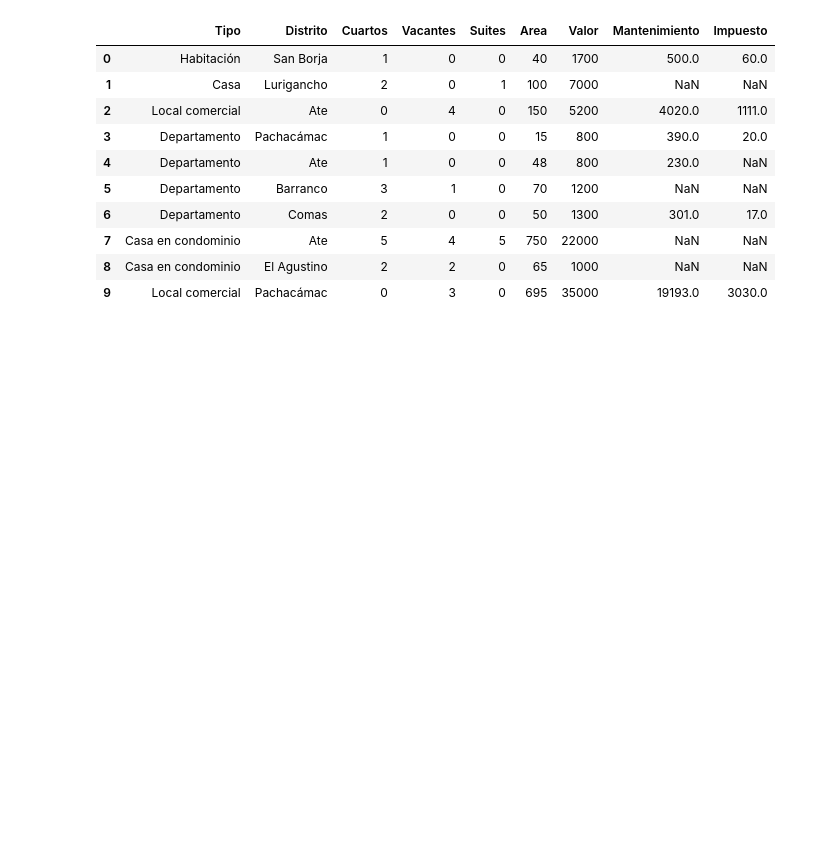
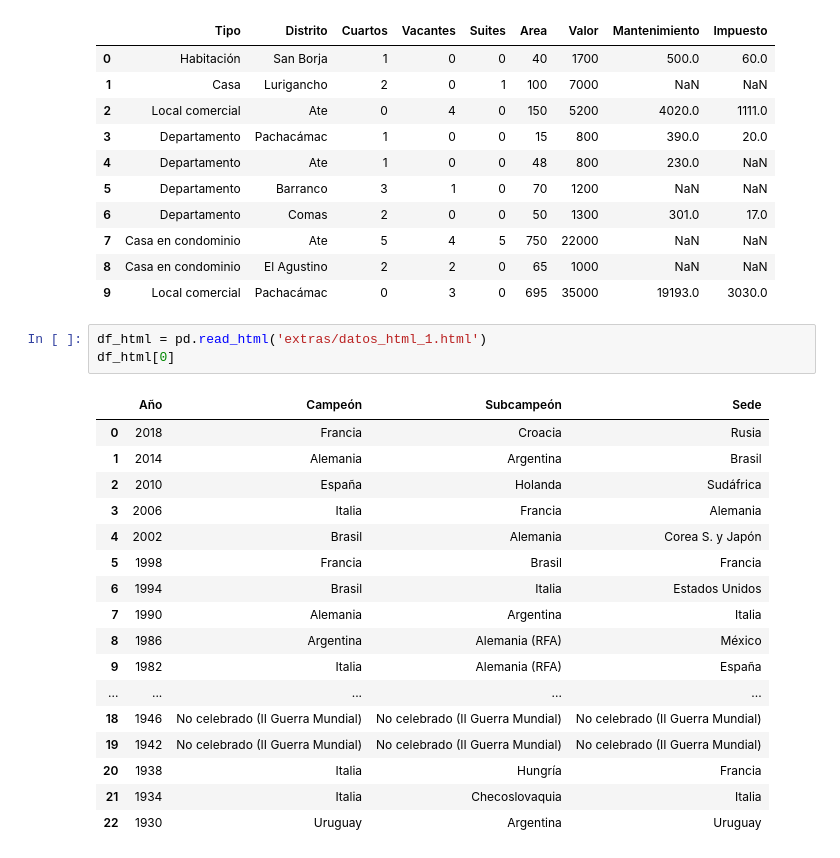
Before and after one commit to jfpaezl/1792-Aula1, a Jupyter notebook: Python_Data_Science/Pandas/ImportandoBdDatos.ipynb, the cells around one changed output. Drawn from its saved outputs; the diff is of its cells as text; blank space fills up the shorter version.

```diff
--- a/Python_Data_Science/Pandas/ImportandoBdDatos.ipynb
+++ b/Python_Data_Science/Pandas/ImportandoBdDatos.ipynb
@@ -62,3 +62,24 @@ df_xlsx
 | 7 | Casa en condominio | Ate | 5 | 4 | 5 | 750 | 22000 | NaN | NaN |
 | 8 | Casa en condominio | El Agustino | 2 | 2 | 0 | 65 | 1000 | NaN | NaN |
 | 9 | Local comercial | Pachacámac | 0 | 3 | 0 | 695 | 35000 | 19193.0 | 3030.0 |
+# %%
+df_html = pd.read_html('extras/datos_html_1.html')
+df_html[0]
+# %% [output]
+|  | Año | Campeón | Subcampeón | Sede |
+| 0 | 2018 | Francia | Croacia | Rusia |
+| 1 | 2014 | Alemania | Argentina | Brasil |
+| 2 | 2010 | España | Holanda | Sudáfrica |
+| 3 | 2006 | Italia | Francia | Alemania |
+| 4 | 2002 | Brasil | Alemania | Corea S. y Japón |
+| 5 | 1998 | Francia | Brasil | Francia |
+| 6 | 1994 | Brasil | Italia | Estados Unidos |
+| 7 | 1990 | Alemania | Argentina | Italia |
+| 8 | 1986 | Argentina | Alemania (RFA) | México |
+| 9 | 1982 | Italia | Alemania (RFA) | España |
+| ... | ... | ... | ... | ... |
+| 18 | 1946 | No celebrado (II Guerra Mundial) | No celebrado (II Guerra Mundial) | No celebrado (II Guerra Mundial) |
+| 19 | 1942 | No celebrado (II Guerra Mundial) | No celebrado (II Guerra Mundial) | No celebrado (II Guerra Mundial) |
+| 20 | 1938 | Italia | Hungría | Francia |
+| 21 | 1934 | Italia | Checoslovaquia | Italia |
+| 22 | 1930 | Uruguay | Argentina | Uruguay |
```
Also changed, not shown: parts of 1 cell of this notebook.
